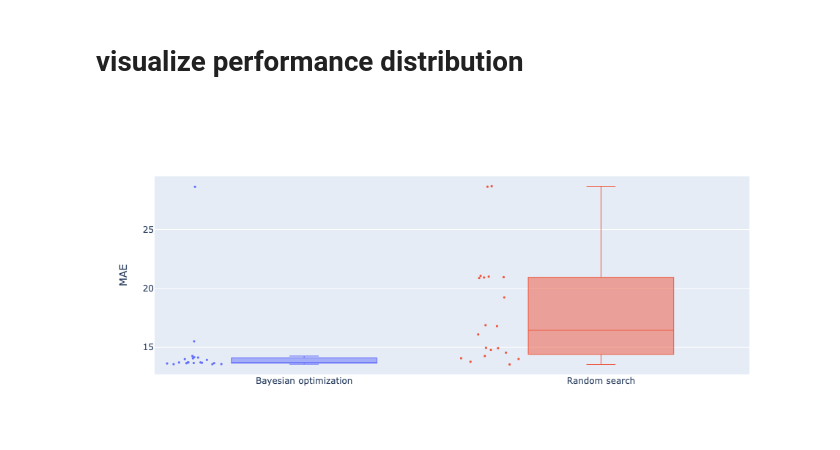
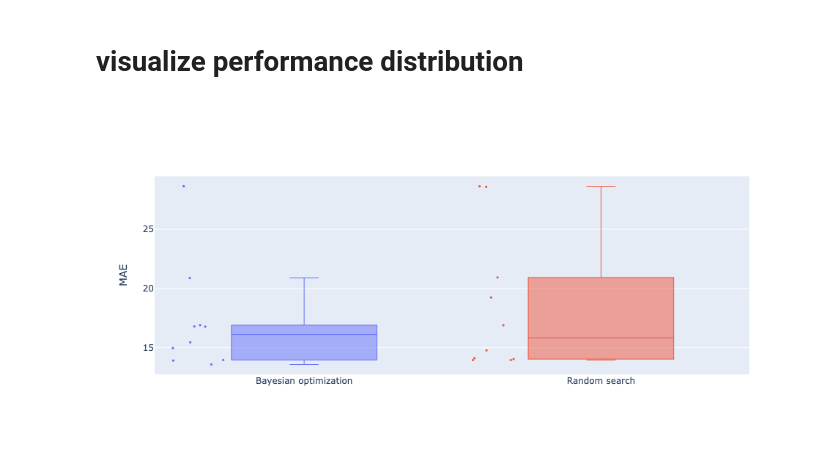
Before and after one commit to mateBakos/autoxgb, a Jupyter notebook: notebooks/exploratory/V1_use_naive_bayesian.ipynb, the cells around one changed output. Drawn from its saved outputs; the diff is of its cells as text; code cells hidden in the pictures.

```diff
--- a/notebooks/exploratory/V1_use_naive_bayesian.ipynb
+++ b/notebooks/exploratory/V1_use_naive_bayesian.ipynb
@@ -37,7 +34,7 @@ bay_opt.run_bayesian_hopt()
 # %% [markdown]
 # How to use HoptExperiment
 # %%
-max_evals = 30
+max_evals = 10
 # %%
 rand = BayesianHopt(
     identifier='Random search',
@@ -56,7 +53,7 @@ bay_opt = BayesianHopt(
 # %%
 hopt_exp = HoptExperiment(
     hopts=[bay_opt,rand],
-    iterations=20
+    iterations=10
 )
 # %%
 results = hopt_exp.run_hopt_experiment()
@@ -68,6 +65,6 @@ visualize_hopt_exp_results(results, show='mean')
 # %% [markdown]
 # visualize performance distribution
 # %%
-visualize_hopt_exp_perf_distribution(results,21)
+visualize_hopt_exp_perf_distribution(results,7)
 # %% [output]
-[figure, old version]
+[figure, new version]
```
Also changed, not shown: parts of 8 cells of this notebook, 1 other file.
